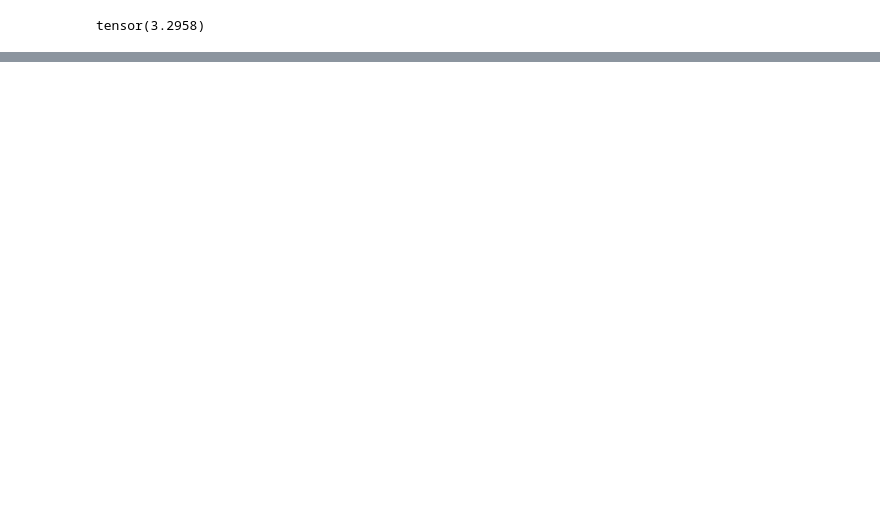
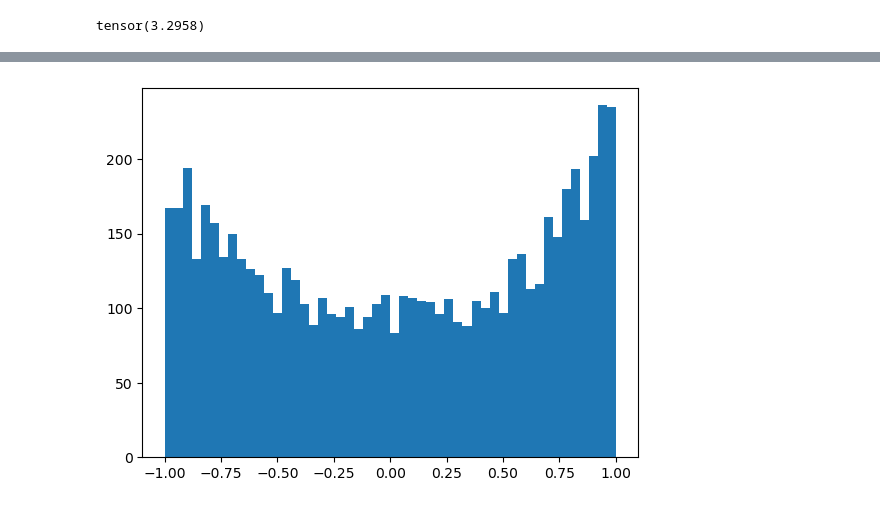
Before and after one commit to codeandcodes/ML, a Jupyter notebook: makemore part 3.ipynb, the cells around one changed output, grey strips where cells are left out. Saved outputs shown, nothing was run; the diff lists cells and outputs as text; code cells hidden in the pictures; blank space fills up the shorter version.

```diff
--- a/makemore part 3.ipynb
+++ b/makemore part 3.ipynb
@@ -298,0 +301,19 @@ plt.hist(hpreact.view(-1).tolist(),50);
+# %%
+# Copied from above
+Xtr # input data
+Ytr # labels
+g = torch.Generator().manual_seed(2147483647)
+vocab_size = 27
+hidden_layer_size = 200
+embed_dims = 10
+C = torch.randn((vocab_size,embed_dims), generator=g)
+W1 = torch.randn((block_size * embed_dims, hidden_layer_size), generator=g) * (5/3) / (embed_dims * block_size)**0.5 # 0.2
+b1 = torch.randn((hidden_layer_size,)) * 0.01
+W2 = torch.randn((hidden_layer_size, vocab_size), generator=g) * 0.01
+b2 = torch.randn((vocab_size,), generator=g) * 0
+parameters = [C,W1,b1,W2,b2]
+
+for p in parameters:
+    p.requires_grad = True
+
+print(sum(p.nelement() for p in parameters))
@@ -298,0 +377,9 @@ plt.hist(hpreact.view(-1).tolist(),50);
+# %%
+# compare the shape of h1 now to before and you can see that it's very different in terms of shape, with most values falling around 0
+
+h1.shape
+plt.hist(h1.view(-1).tolist(),50);
+
+# hist
+# %% [output]
+[figure, added]
```
Also changed, not shown: parts of 34 cells of this notebook, 5 other files.
